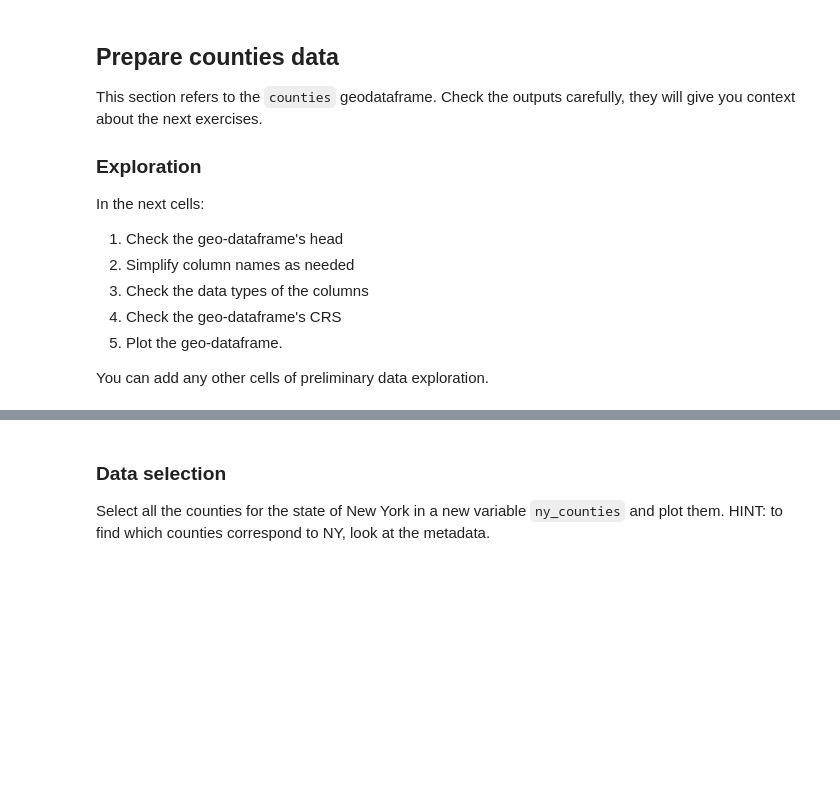
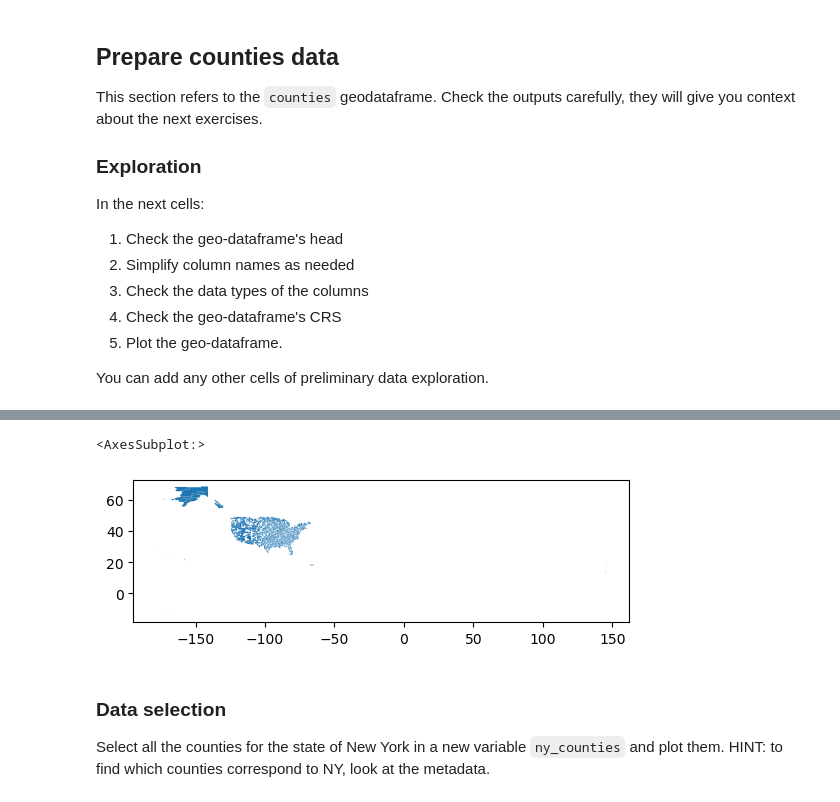
Before and after one commit to dianaxnav/eds220-hwk-3, a Jupyter notebook: hwk3-task1-spills.ipynb, the cells around one changed output, grey strips where cells are left out. Cells and saved outputs as stored; diff of their text form; code cells hidden in the pictures; blank space fills up the shorter version.

```diff
--- a/hwk3-task1-spills.ipynb
+++ b/hwk3-task1-spills.ipynb
@@ -241,0 +262,3 @@ You can add any other cells of preliminary data exploration.
+# %%
+# 2. simplify the cols by lower casing
+counties.columns = counties.columns.str.lower()
@@ -242,3 +303,10 @@ You can add any other cells of preliminary data exploration.
+# %%
+# 5. plot the geodataframe
+
+counties.plot()
+# %% [output]
+<AxesSubplot:>
+[figure, added]
 # %% [markdown]
 ### Data selection
 
```
Also changed, not shown: parts of 29 cells of this notebook.
